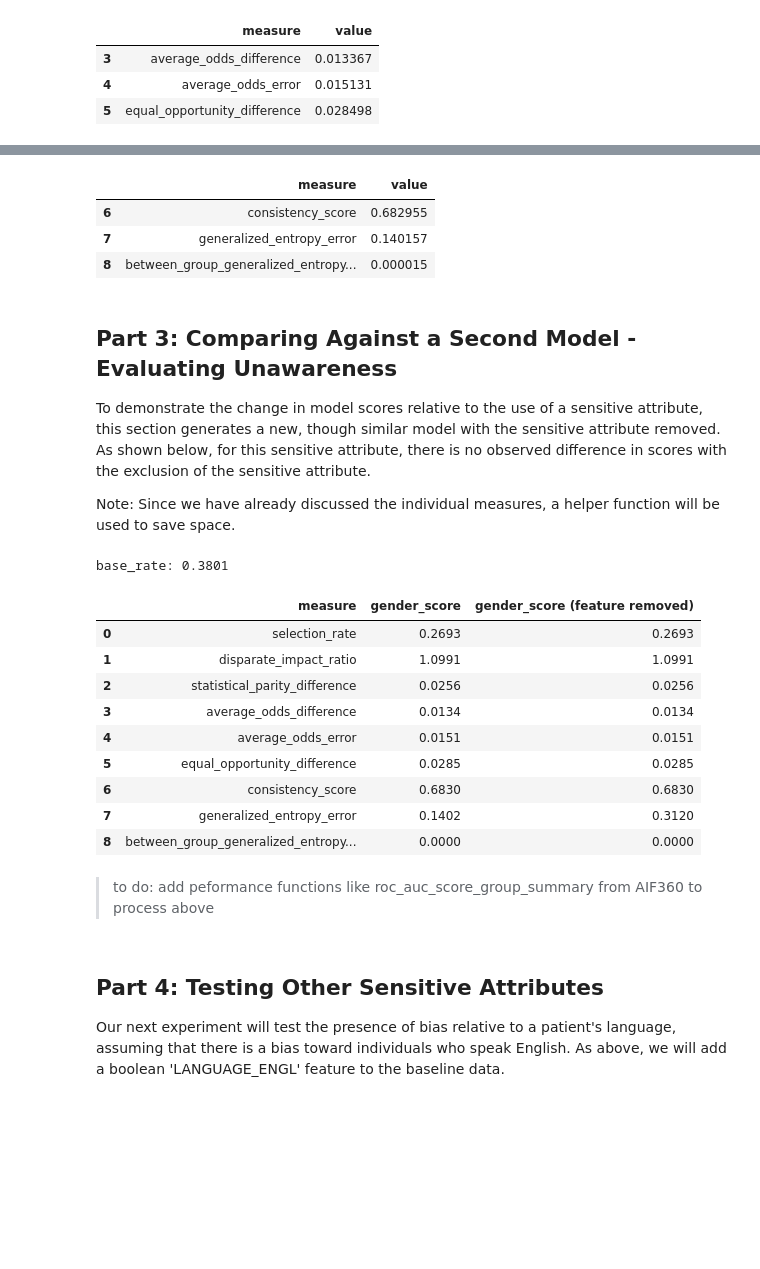
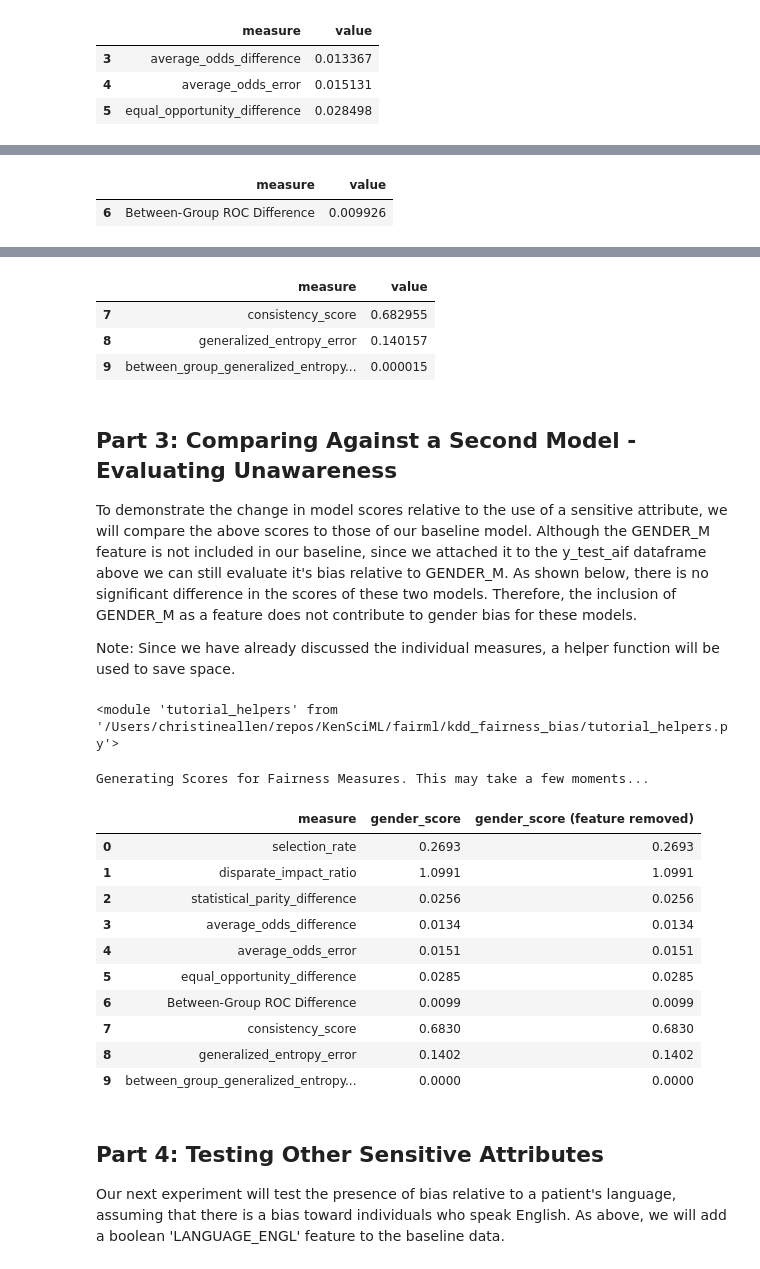
Before and after one commit to KenSciResearch/fairMLHealth, a Jupyter notebook: kdd_fairness_bias/kdd_fairness_in_healthcare_tutorial.ipynb, the cells around one changed output, grey strips where cells are left out. Cells and saved outputs as stored; diff of their text form; code cells hidden in the pictures; blank space fills up the shorter version.

```diff
--- a/kdd_fairness_bias/kdd_fairness_in_healthcare_tutorial.ipynb
+++ b/kdd_fairness_bias/kdd_fairness_in_healthcare_tutorial.ipynb
@@ -123,13 +122,13 @@ df.groupby('GENDER_M')['length_of_stay'].describe().round(4)
 | 0 | 9987.0 | 9.1373 | 6.1984 | 0.0042 | 4.7507 | 7.6722 | 12.0667 | 29.9889 |
 | 1 | 12447.0 | 9.0975 | 6.2171 | 0.0049 | 4.7149 | 7.4597 | 11.9729 | 29.9660 |
 # %%
-# Generate a model that includes gender as a feature
+# Update Split Data to Include Gender as a Feature
 X_train_gender = X_train.join(df[['GENDER_M']], how='inner')
 X_test_gender = X_test.join(df[['GENDER_M']], how='inner')
-
-model = XGBClassifier()
-model.fit(X_train_gender, y_train)
-y_pred_gender = model.predict(X_test_gender)
+# Train New Model with Gender Feature
+gender_model = XGBClassifier()
+gender_model.fit(X_train_gender, y_train)
+y_pred_gender = gender_model.predict(X_test_gender)
 
 #
 print('\n', "ROC_AUC Score with Gender Included:", roc_auc_score(y_test, y_pred_gender) )
@@ -201,3 +203,11 @@ model_scores.tail(3)
+# %%
+performance_function = roc_auc_score
+y_prob_gender = gender_model.predict_proba(X_test_gender)[:, 1]
+model_scores.loc[6] = ['Between-Group AUC Difference', difference(roc_auc_score, y_test_aif, y_prob_gender, prot_attr='GENDER_M', priv_group=1)]
+model_scores.tail(1)
+# %% [output]
+|  | measure | value |
+| 6 | Between-Group ROC Difference | 0.009926 |
 # %% [markdown]
 ### Measures Of Individual Fairness
 Consistency scores measure the similarity between a given prediction and the predictions of "like" individuals. In AIF360, the consistency score is calculated as the compliment of the mean distance to the score of the mean nearest neighbhor, using Scikit's Nearest Neighbors algorithm (default 5 neighbors determined by BallTree algorithm).
@@ -218,43 +228,49 @@ Generalized Entropy Error = Calculates the GE of the set of errors, i.e. 1 + (y
 Between Group Generalized Entropy Error = Calculates the GE of the set of mean errors for the two groups (privileged error & unprivileged error), weighted by the number of predictions in each group
 > $ GE(Error_{group}) =  GE( [N_{unprivileged}*mean(Error_{unprivileged}), N_{privileged}*mean(Error_{privileged})] ) $
 # %%
-model_scores.loc[6] = ['consistency_score', consistency_score(X_test_gender, y_pred_gender)]
-model_scores.loc[7] = ['generalized_entropy_error', generalized_entropy_error(y_test['los_binary'], y_pred_gender)]
-model_scores.loc[8] = ['between_group_generalized_entropy_error',
+model_scores.loc[7] = ['consistency_score', consistency_score(X_test_gender, y_pred_gender)]
+model_scores.loc[8] = ['generalized_entropy_error', generalized_entropy_error(y_test['los_binary'], y_pred_gender)]
+model_scores.loc[9] = ['between_group_generalized_entropy_error',
                             between_group_generalized_entropy_error(y_test_aif, y_pred_aif, prot_attr=['GENDER_M'])]
 model_scores.tail(3)
 # %% [output]
 |  | measure | value |
-| 6 | consistency_score | 0.682955 |
-| 7 | generalized_entropy_error | 0.140157 |
-| 8 | between_group_generalized_entropy... | 0.000015 |
+| 7 | consistency_score | 0.682955 |
+| 8 | generalized_entropy_error | 0.140157 |
+| 9 | between_group_generalized_entropy... | 0.000015 |
 # %% [markdown]
-## Part 3: Comparing Against a Second Model - Evaluating Unawareness <a class="anchor" id="part3"></a>
+## Part 3: Comparing Against a Second Model - Evaluating Unawareness
+<a class="anchor" id="part3"></a>
 
-To demonstrate the change in model scores relative to the use of a sensitive attribute, this section generates a new, though similar model with the sensitive attribute removed. As shown below, for this sensitive attribute, there is no observed difference in scores with the exclusion of the sensitive attribute.
+To demonstrate the change in model scores relative to the use of a sensitive attribute, we will compare the above scores to those of our baseline model. Although the GENDER_M feature is not included in our baseline, since we attached it to the y_test_aif dataframe above we can still evaluate it's bias relative to GENDER_M. As shown below, there is no significant difference in the scores of these two models. Therefore, the inclusion of GENDER_M as a feature does not contribute to gender bias for these models.
 
 Note: Since we have already discussed the individual measures, a helper function will be used to save space.
+# %%
+from importlib import reload
+reload(tutorial_helpers)
+# %% [output]
+<module 'tutorial_helpers' from '/Users/christineallen/repos/KenSciML/fairml/kdd_fairness_bias/tutorial_helpers.py'>
+# %%
+# Measure Values for Baseline Model, Relative to Patient Gender
+new_scores = tutorial_helpers.get_aif360_measures_df(X_test_gender, y_test, baseline_y_pred, baseline_y_prob, sensitive_attributes=['GENDER_M'])
+# %% [output]
+Generating Scores for Fairness Measures. This may take a few moments...
 # %%
-new_scores = tutorial_helpers.get_aif360_measures_df(X_test_gender, y_test, baseline_y_pred, sensitive_attributes=['GENDER_M'])
-
 comparison = model_scores.rename(columns={'value':'gender_score'}
                                 ).merge(new_scores.rename(columns={'value':'gender_score (feature removed)'}))
 comparison.round(4)
 # %% [output]
-base_rate: 0.3801
 |  | measure | gender_score | gender_score (feature removed) |
 | 0 | selection_rate | 0.2693 | 0.2693 |
 | 1 | disparate_impact_ratio | 1.0991 | 1.0991 |
 | 2 | statistical_parity_difference | 0.0256 | 0.0256 |
 | 3 | average_odds_difference | 0.0134 | 0.0134 |
 | 4 | average_odds_error | 0.0151 | 0.0151 |
 | 5 | equal_opportunity_difference | 0.0285 | 0.0285 |
-| 6 | consistency_score | 0.6830 | 0.6830 |
-| 7 | generalized_entropy_error | 0.1402 | 0.3120 |
-| 8 | between_group_generalized_entropy... | 0.0000 | 0.0000 |
+| 6 | Between-Group ROC Difference | 0.0099 | 0.0099 |
+| 7 | consistency_score | 0.6830 | 0.6830 |
+| 8 | generalized_entropy_error | 0.1402 | 0.1402 |
+| 9 | between_group_generalized_entropy... | 0.0000 | 0.0000 |
-# %% [markdown]
-
-> to do: add peformance functions like roc_auc_score_group_summary from AIF360 to process above
 # %% [markdown]
 ## Part 4: Testing Other Sensitive Attributes
 
```
Also changed, not shown: parts of 19 cells of this notebook, 2 other files.
